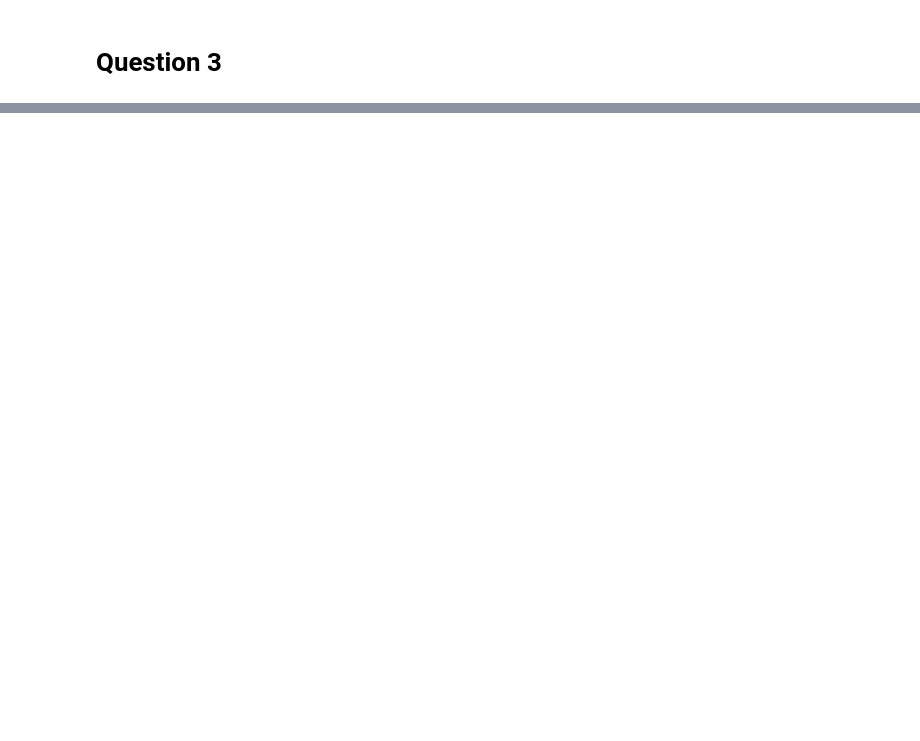
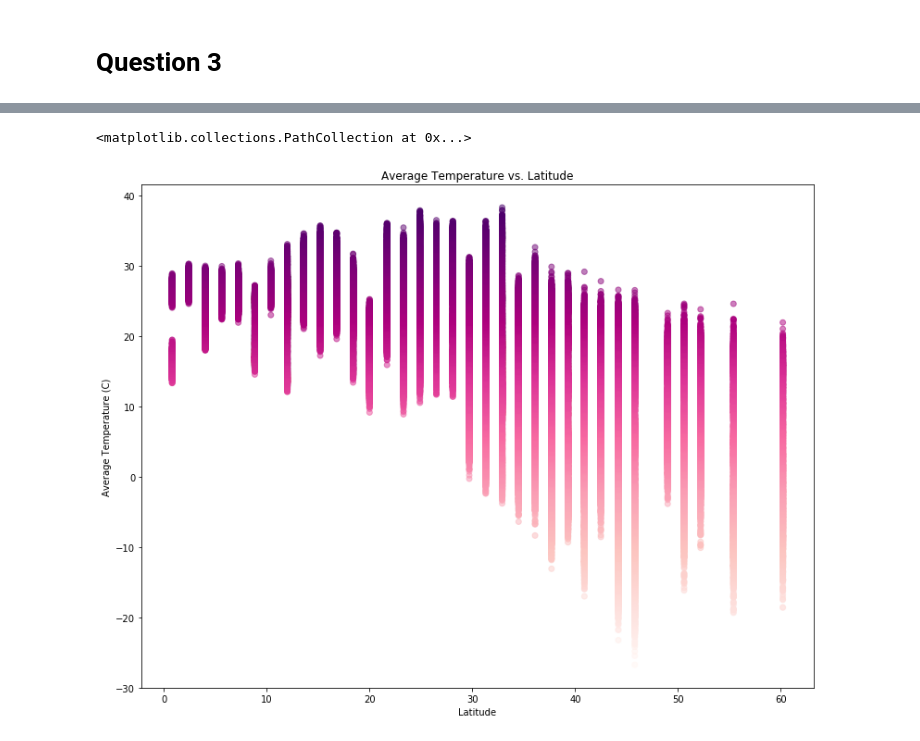
Before and after one commit to varose99/ds4bme, a Jupyter notebook: Quiz4_vrose9.ipynb, the cells around one changed output, grey strips where cells are left out. Saved outputs shown, nothing was run; the diff lists cells and outputs as text; code cells hidden in the pictures; blank space fills up the shorter version.

```diff
--- a/Quiz4_vrose9.ipynb
+++ b/Quiz4_vrose9.ipynb
@@ -198,0 +283,17 @@ plt.legend(['Sensitivity','Specificity','Accuracy'])
+# %%
+#figure
+fig, ax1 = plt.subplots()
+fig.set_size_inches(13, 10)
+
+#labels
+ax1.set_xlabel('Latitude')
+ax1.set_ylabel('Average Temperature (C)')
+ax1.set_title('Average Temperature vs. Latitude')
+
+#plot
+plt.scatter( x1,y , c=y,cmap = 'RdPu', alpha =0.5)
+#cbar = plt.colorbar()
+#cbar.set_label('Color Intensity')
+# %% [output]
+<matplotlib.collections.PathCollection at 0x...>
+[figure, added]
```
Also changed, not shown: parts of 15 cells of this notebook.
